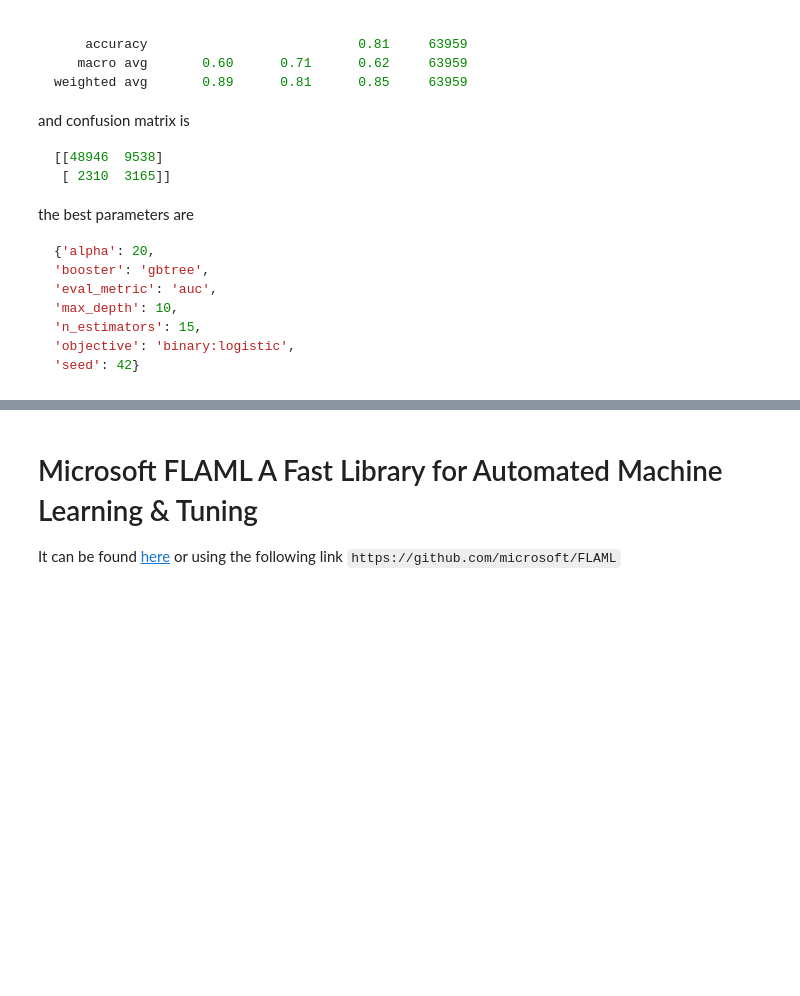
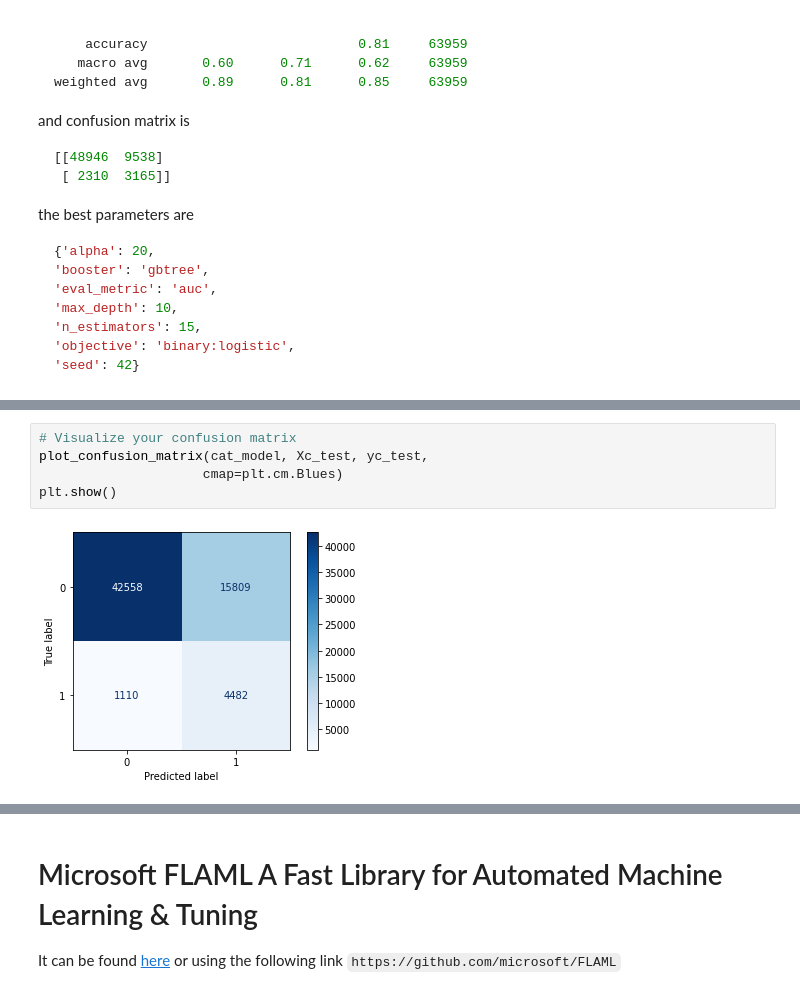
Before and after one commit to miladshiraniUCB/Heart-Disease-Prediction, a Jupyter notebook: Project_Phase_3.ipynb, the cells around one changed output, grey strips where cells are left out. Saved outputs shown, nothing was run; the diff lists cells and outputs as text; blank space fills up the shorter version.

```diff
--- a/Project_Phase_3.ipynb
+++ b/Project_Phase_3.ipynb
@@ -951,0 +1188,7 @@ and confusion matrix is
+# %%
+# Visualize your confusion matrix
+plot_confusion_matrix(cat_model, Xc_test, yc_test,
+                     cmap=plt.cm.Blues)
+plt.show()
+# %% [output]
+[figure, added]
```
Also changed, not shown: parts of 28 cells of this notebook.
